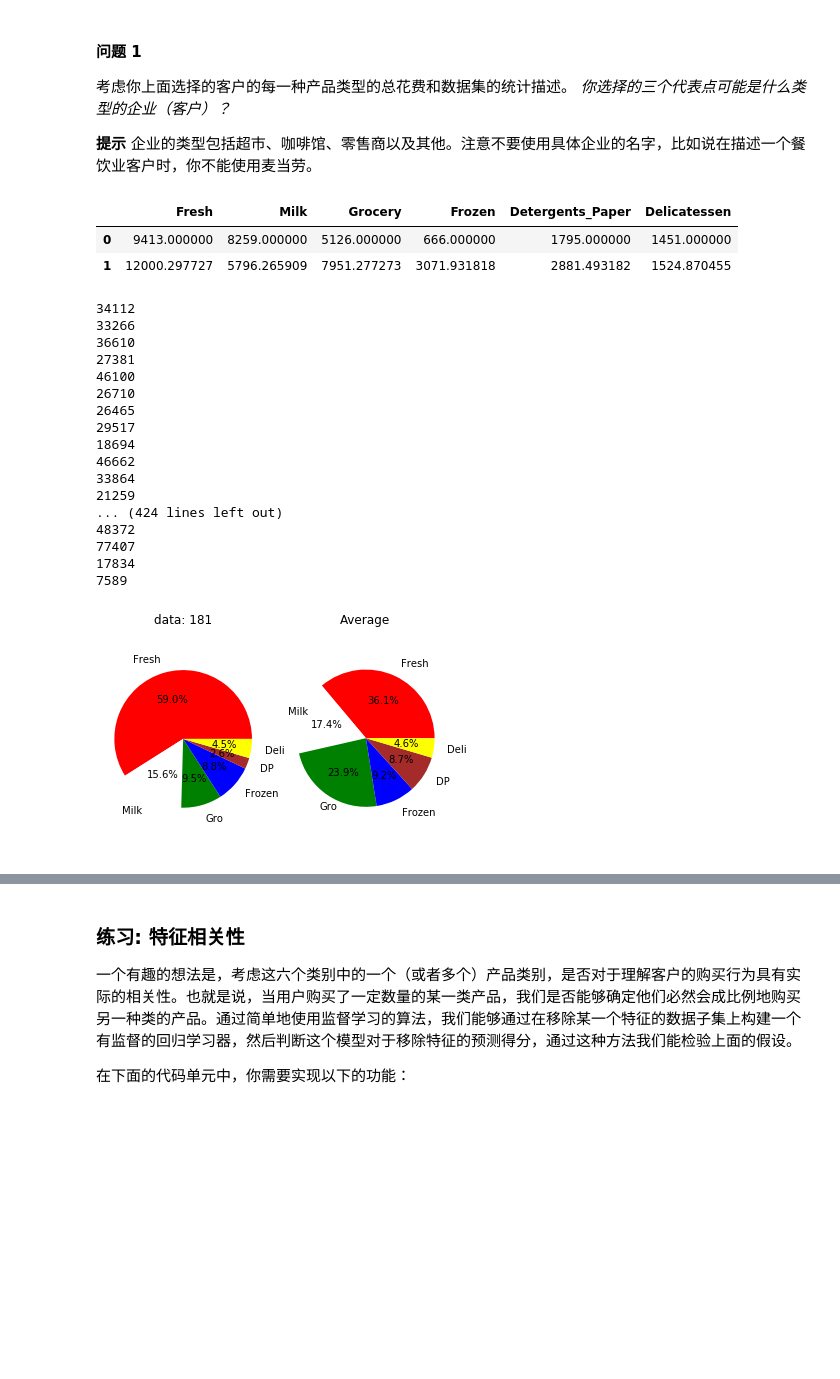
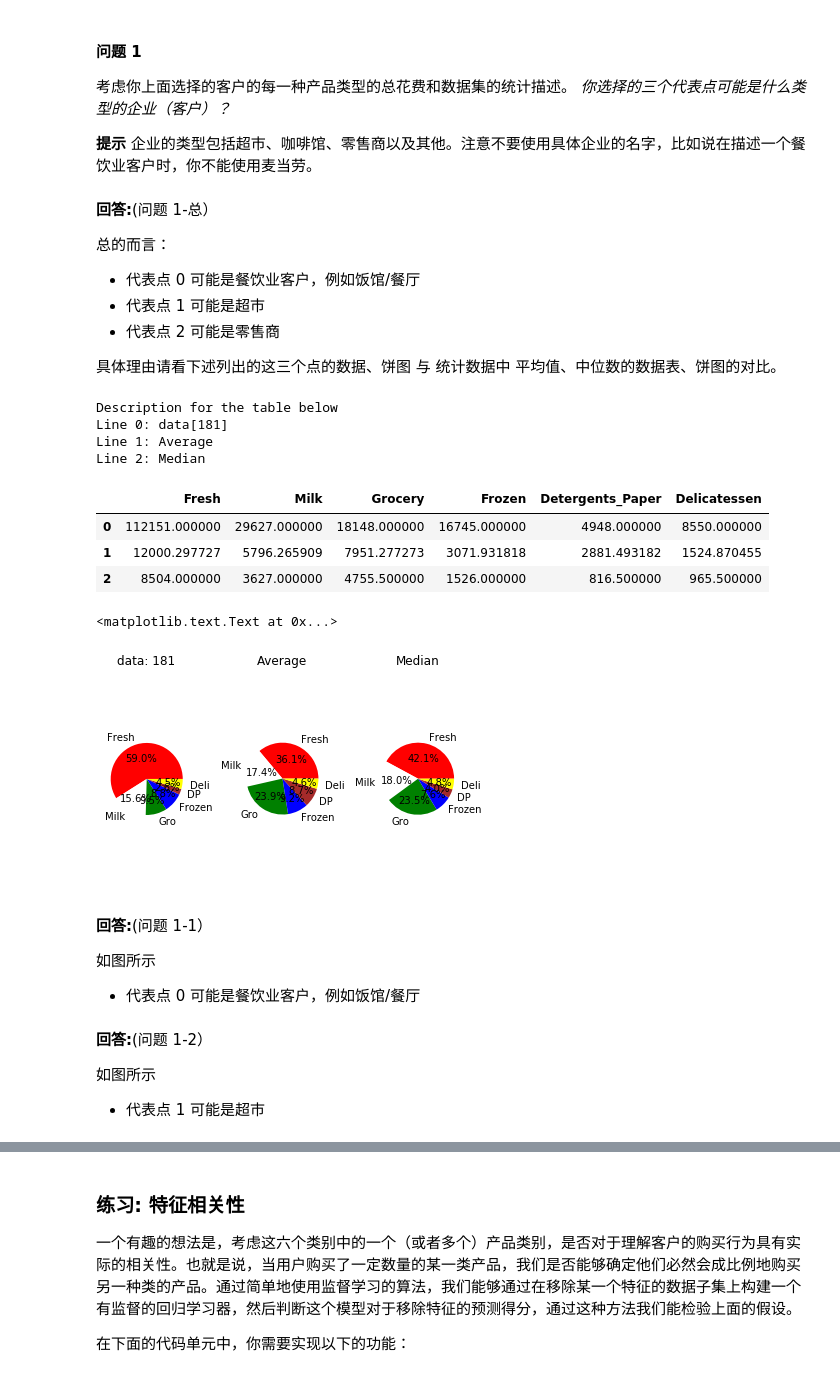
Before and after one commit to fengdasuk19/Udacity-MachineLearningNanoDegree, a Jupyter notebook: projects/customer_segments.old/customer_segments.ipynb, the cells around one changed output, grey strips where cells are left out. Drawn from its saved outputs; the diff is of its cells as text; code cells hidden in the pictures; blank space fills up the shorter version.

```diff
--- a/projects/customer_segments.old/customer_segments.ipynb
+++ b/projects/customer_segments.old/customer_segments.ipynb
@@ -97,47 +110,63 @@ Chosen samples of wholesale customers dataset:
 *你选择的三个代表点可能是什么类型的企业（客户）？*
 
 **提示** 企业的类型包括超市、咖啡馆、零售商以及其他。注意不要使用具体企业的名字，比如说在描述一个餐饮业客户时，你不能使用麦当劳。
+# %% [markdown]
+**回答:**(问题 1-总）
+
+总的而言：
+
++ 代表点 0 可能是餐饮业客户，例如饭馆/餐厅
++ 代表点 1 可能是超市
++ 代表点 2 可能是零售商
+
+具体理由请看下述列出的这三个点的数据、饼图 与 统计数据中 平均值、中位数的数据表、饼图的对比。
 # %%
 AVG = data.mean()
+MED = data.median()
 
 originIndex = data['Fresh'].idxmax()
-pack = [data.loc[5], data.mean()]
+pack = [data.loc[originIndex], AVG, MED]
 samples = pd.DataFrame(pack, columns = data.keys()).reset_index(drop = True)
+
+print "Description for the table below"
+print "Line 0: data[{}]".format(originIndex)
+print "Line 1: Average"
+print "Line 2: Median"
 display(samples)
 
-f, (ax1, ax2) = plt.subplots(1, 2, sharey='col')
+f, (ax1, ax2, ax3) = plt.subplots(1, 3, sharey='col')
+plt.tight_layout(pad=2.5)
 ax1.pie(x0, labels=labels, colors=colors, autopct='%1.1f%%', center=(0,0), radius=2.5, labeldistance=1.2) # Maybe restaurant
-#plt.pie(x2, labels=labels, colors=colors, autopct='%1.1f%%', center=(6,6), radius=2.5, labeldistance=1.2) # Maybe grocery store
-#plt.pie(x5, labels=labels, colors=colors, autopct='%1.1f%%', center=(12,0), radius=2.5, labeldistance=1.2) # Maybe supermartket
-ax2.pie(data.mean(), labels=labels, colors=colors, autopct='%1.1f%%', center=(10,0), radius=2.5, labeldistance=1.2) # average
+ax2.pie(AVG, labels=labels, colors=colors, autopct='%1.1f%%', center=(0,0), radius=2.5, labeldistance=1.2) # average
+ax3.pie(MED, labels=labels, colors=colors, autopct='%1.1f%%', center=(0,0), radius=2.5, labeldistance=1.2) # median
 ax1.axis('equal')
 ax2.axis('equal')
+ax3.axis('equal')
 ax1.set_title('data: {}'.format(originIndex))
 ax2.set_title('Average')
-
-for i in range(data.shape[0]):
-    print sum([ii for ii in data.loc[i]])
+ax3.set_title('Median')
 # %% [output]
+Description for the table below
+Line 0: data[181]
+Line 1: Average
+Line 2: Median
 |  | Fresh | Milk | Grocery | Frozen | Detergents_Paper | Delicatessen |
-| 0 | 9413.000000 | 8259.000000 | 5126.000000 | 666.000000 | 1795.000000 | 1451.000000 |
+| 0 | 112151.000000 | 29627.000000 | 18148.000000 | 16745.000000 | 4948.000000 | 8550.000000 |
 | 1 | 12000.297727 | 5796.265909 | 7951.277273 | 3071.931818 | 2881.493182 | 1524.870455 |
+| 2 | 8504.000000 | 3627.000000 | 4755.500000 | 1526.000000 | 816.500000 | 965.500000 |
-34112
-33266
-36610
-27381
-46100
-26710
-26465
-29517
-18694
-46662
-33864
-21259
-... (424 lines left out)
-48372
-77407
-17834
-7589
+<matplotlib.text.Text at 0x...>
-[figure, old version]
+[figure, new version]
+# %% [markdown]
+**回答:**(问题 1-1）
+
+如图所示
+
+- 代表点 0 可能是餐饮业客户，例如饭馆/餐厅
+# %% [markdown]
+**回答:**(问题 1-2）
+
+如图所示
+
+- 代表点 1 可能是超市
 # %%
 originIndex = data['Grocery'].idxmax()
```
Also changed, not shown: parts of 18 cells of this notebook.
